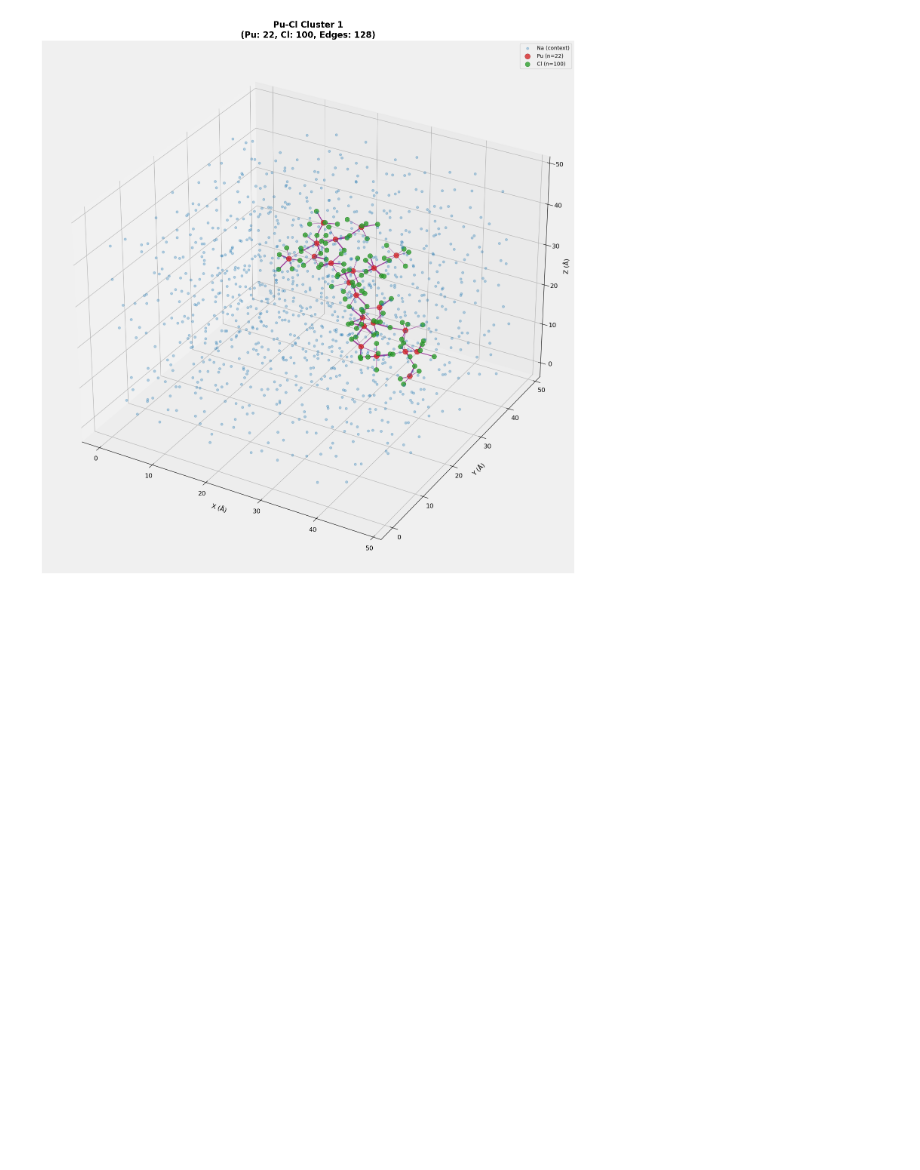
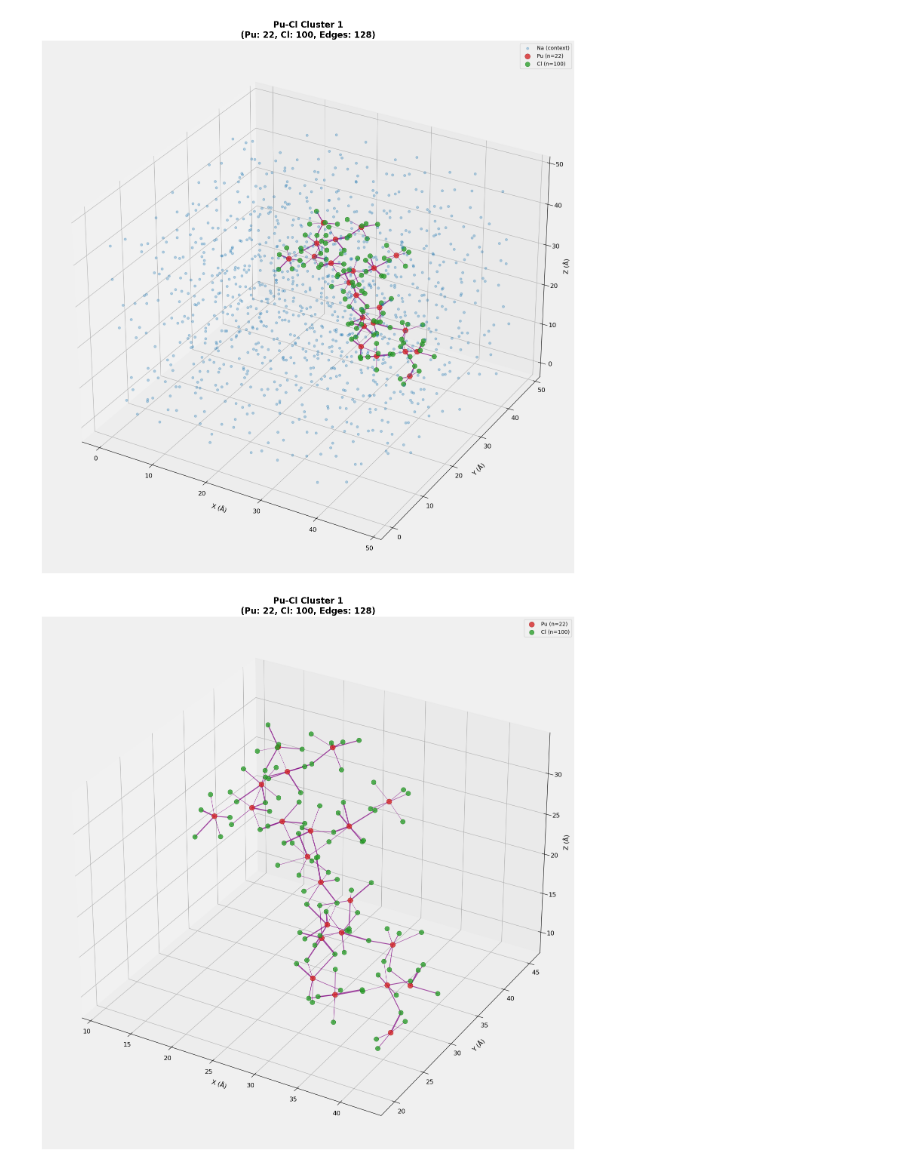
Before and after one commit to Pragalbhv/cluster_production_trial, a Jupyter notebook: cluster_analysis.ipynb, the cells around one changed output. Cells and saved outputs as stored; diff of their text form; code cells hidden in the pictures; blank space fills up the shorter version.

Commit message:
Phase4: PuCl-Graph

```diff
--- a/cluster_analysis.ipynb
+++ b/cluster_analysis.ipynb
@@ -440,3 +446,18 @@ plot_3d_cluster_component(
 )
 # %% [output]
 [figure]
+# %%
+
+plot_3d_cluster_component(
+    graph=graph,
+    cluster_ids=cluster_ids,
+    cluster_id=1,
+    positions=positions,
+    species=species,
+    cation='Pu',  # Can be changed to 'Ce' or other cation
+    anion='Cl',
+    show_na_context=False,  # Show Na atoms as background
+    show_edges=True,  # Show edges between atoms
+)
+# %% [output]
+[figure, added]
```
Also changed, not shown: parts of 6 cells of this notebook, 2 other files.
